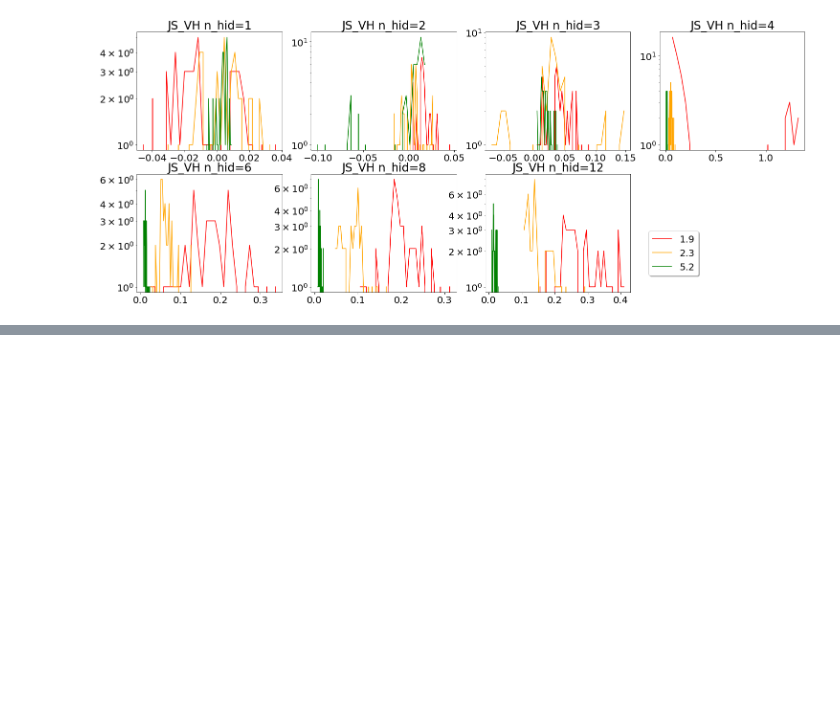
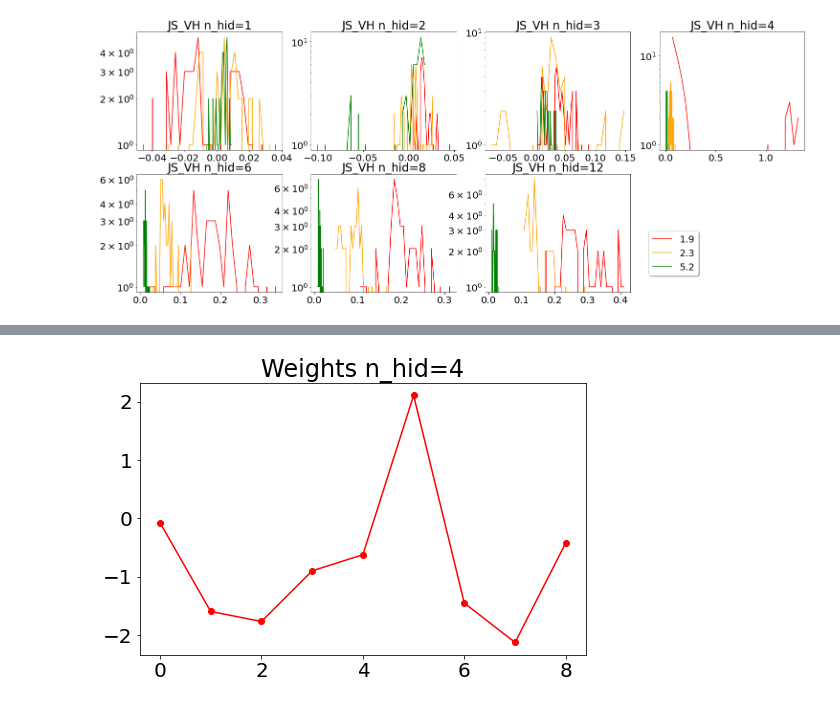
Before and after one commit to physicaone/loss_IG, a Jupyter notebook: [210902]visual_result5.ipynb, the cells around one changed output, grey strips where cells are left out. Cells and saved outputs as stored; diff of their text form; code cells hidden in the pictures; blank space fills up the shorter version.

```diff
--- a/[210902]visual_result5.ipynb
+++ b/[210902]visual_result5.ipynb
@@ -389,0 +391,51 @@ for i in range(1, len(n_hid_list)+1):
+# %%
+# Hyper parameter들을 설정
+n_vis=9
+k=5
+lr=0.1
+vol=512
+batch_size=int(vol/2)
+epoch_to_save=[2**i for i in range(20)]
+n_epochs=epoch_to_save[-1]+1
+n_hid_list=[4]
+T_list=[16]
+T_color=['red', 'orange', 'green', 'blue', 'purple']
+n_hid_color=['red', 'orange', 'yellow', 'green', 'skyblue', 'blue', 'purple', 'black']
+lr=0.1
+std=0.5
+# %%
+
+plt.figure(figsize=(8,5))
+
+n_vis=9
+Weights={}
+for T in T_list:
+    Weights[str(T)]={}
+    for n_hid in n_hid_list:
+        # Weights[str(T)][str(n_hid)]=torch.tensor([0.]*n_vis*n_hid)
+        models=pd.read_pickle('{base}/loss_IG/3*3/state_dict/model_n_hid={n_hid}_T={T}_lr={lr}_vol={vol}_std={std}.pkl'.format(base=base, n_hid=n_hid, T=T, lr=lr, vol=vol, std=std))
+        Weights[str(T)][str(n_hid)]=(models[str(0)][-1]['Weight'].t())/10
+        for m in range(1,10):
+            Weights[str(T)][str(n_hid)]+=(models[str(m)][-1]['Weight'].t())/10
+        Weights[str(T)][str(n_hid)]=np.array(Weights[str(T)][str(n_hid)])
+for i in range(1, len(n_hid_list)+1):
+    n_hid=str(n_hid_list[i-1])
+#         plt.subplot(2, 4, i)
+    plt.rcParams["font.size"] = "20"
+    plt.title('Weights n_hid={n_hid}'.format(n_hid=n_hid))
+    # plt.xlim(-20, 20)
+    # plt.ylim(0, 50)
+
+    for t in range(len(T_list)):
+        WP=[]
+        for j in range(n_vis):
+            WP.append(Weights[str(T_list[t])][n_hid][j][0])
+        plt.plot(range(n_vis),WP, c=T_color[t], label = T_list[t], marker='o')
+#     plt.savefig('{base}/loss_IG/3*3/imgs/{j}.png'.format(base=base, j=j))
+
+    # plt.yscale('log')
+#     plt.ylim(0, 1400)
+    # plt.legend(loc='lower right', bbox_to_anchor=(1.5, 0.1), ncol=1, fancybox=True, shadow=True)
+    # plt.ylim(1, 10000)
+# %% [output]
+[figure, added]
```
Also changed, not shown: parts of 3 cells of this notebook.
